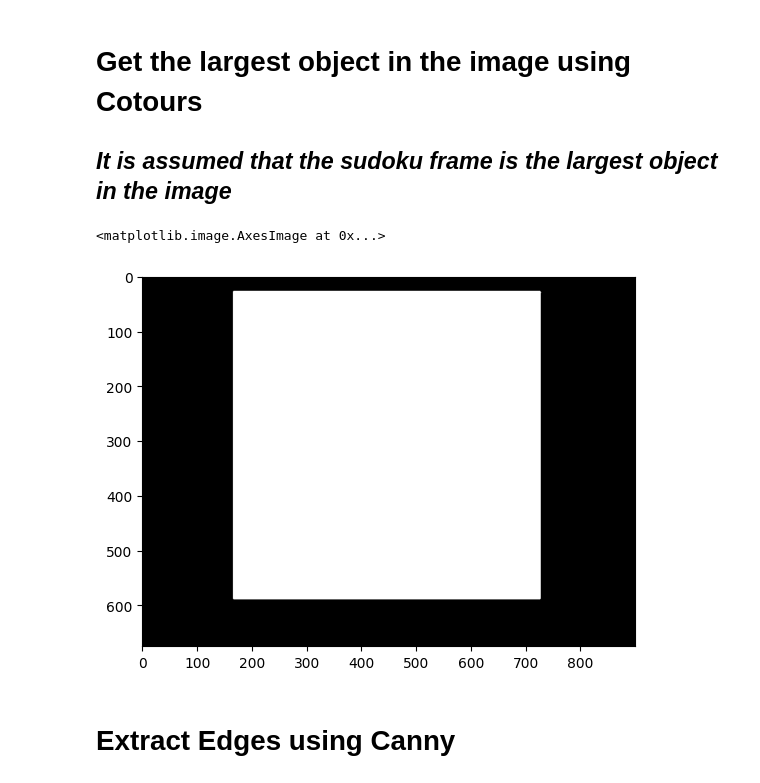
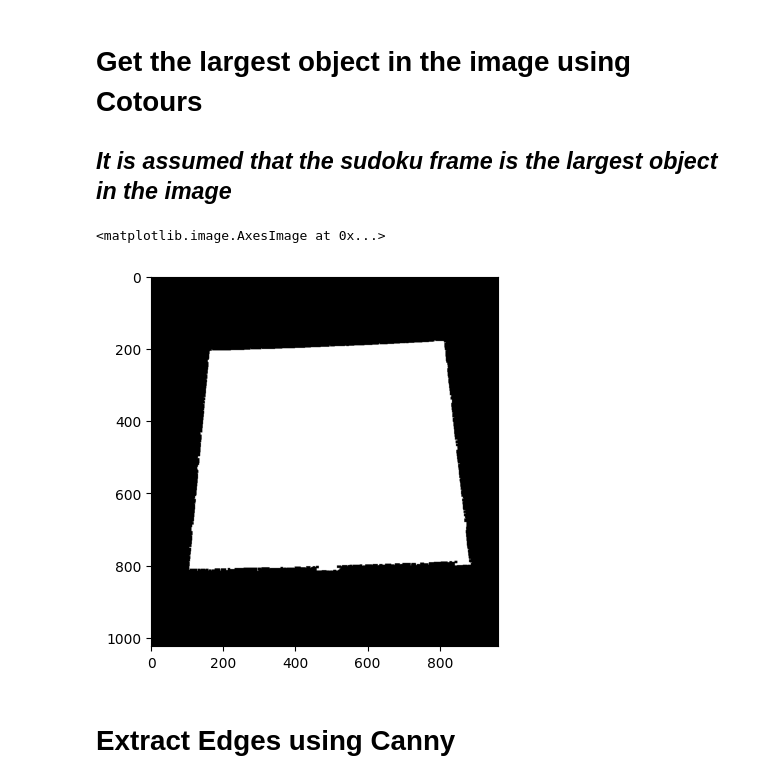
Before and after one commit to youssef-mohamed1809/Sudoku-Image-Processing, a Jupyter notebook: main.ipynb, the cells around one changed output. Drawn from its saved outputs; the diff is of its cells as text; code cells hidden in the pictures.

```diff
--- a/main.ipynb
+++ b/main.ipynb
@@ -8,15 +8,16 @@ import matplotlib.pyplot as plt
 # %% [markdown]
 # Load the Image
 # %%
-#req = urllib.request.urlopen('https://encrypted-tbn0.gstatic.com/images?q=tbn:ANd9GcSXWgbXAGTp-igspDP1qDo3aFJeE4vd_2u3Og&usqp=CAU')
-#req = urllib.request.urlopen('https://live.staticflickr.com/8027/6978422072_33ac92fe1a_b.jpg')
-#req = urllib.request.urlopen('https://jump.dev/JuMP.jl/stable/assets/partial_sudoku.png')
+# req = urllib.request.urlopen('https://encrypted-tbn0.gstatic.com/images?q=tbn:ANd9GcSXWgbXAGTp-igspDP1qDo3aFJeE4vd_2u3Og&usqp=CAU')
+req = urllib.request.urlopen('https://live.staticflickr.com/8027/6978422072_33ac92fe1a_b.jpg')
+# req = urllib.request.urlopen('https://jump.dev/JuMP.jl/stable/assets/partial_sudoku.png')
 # req = urllib.request.urlopen('https://sources.roboflow.com/dcbM99GUgvVCEMo4F2rq8vaVApB2/DSJGI2e7g77XqctWIGQG/original.jpg')
 # req = urllib.request.urlopen('https://cdn.britannica.com/42/97142-131-E3E24AA5/sudoku-puzzle-games.jpg')
-req = urllib.request.urlopen('https://cdn.britannica.com/42/97142-131-E3E24AA5/sudoku-puzzle-games.jpg')
+# req = urllib.request.urlopen('https://sources.roboflow.com/dcbM99GUgvVCEMo4F2rq8vaVApB2/DSJGI2e7g77XqctWIGQG/original.jpg')
 
 arr = np.asarray(bytearray(req.read()), dtype=np.uint8) #transform image to array
 img = cv2.imdecode(arr, -1) # 'Load it as it is'
+# img = cv2.imread('/home/youssef/nagysudoku2.jpg')
 plt.imshow(img, cmap="gray")
 # %% [output]
 <matplotlib.image.AxesImage at 0x...>
@@ -54,0 +56,4 @@ plt.imshow(img_gray_threshed, cmap="gray")
+# %%
+closed_grid = np.zeros_like(img_gray_threshed, dtype = np.uint8)
+closed_grid = cv2.morphologyEx(img_gray_threshed, cv2.MORPH_CLOSE, cv2.getStructuringElement(cv2.MORPH_RECT, (7, 7)))
+plt.imshow(closed_grid, cmap="gray")
@@ -58,22 +66,22 @@ plt.imshow(img_gray_threshed, cmap="gray")
 # %%
 
 max = -1
 x = -1
-contours, _ = cv2.findContours(img_gray_threshed, cv2.RETR_TREE, cv2.CHAIN_APPROX_SIMPLE)
+contours, _ = cv2.findContours(closed_grid, cv2.RETR_TREE, cv2.CHAIN_APPROX_SIMPLE)
 selected_contours = []
 sudoku_square = np.zeros(img_gray_threshed.shape, np.uint8)
 for i in range(len(contours)):
   area = cv2.contourArea(contours[i])
   if area > max:
      max = area
      x = i
 
 selected_contours.append(contours[x])
 cv2.fillPoly(sudoku_square, pts=selected_contours, color= (255,255,255))
 plt.imshow(sudoku_square, cmap="gray")
 # %% [output]
 <matplotlib.image.AxesImage at 0x...>
-[figure, old version]
+[figure, new version]
 # %% [markdown]
 # Extract Edges using Canny
 # %%
```
Also changed, not shown: parts of 14 cells of this notebook.
